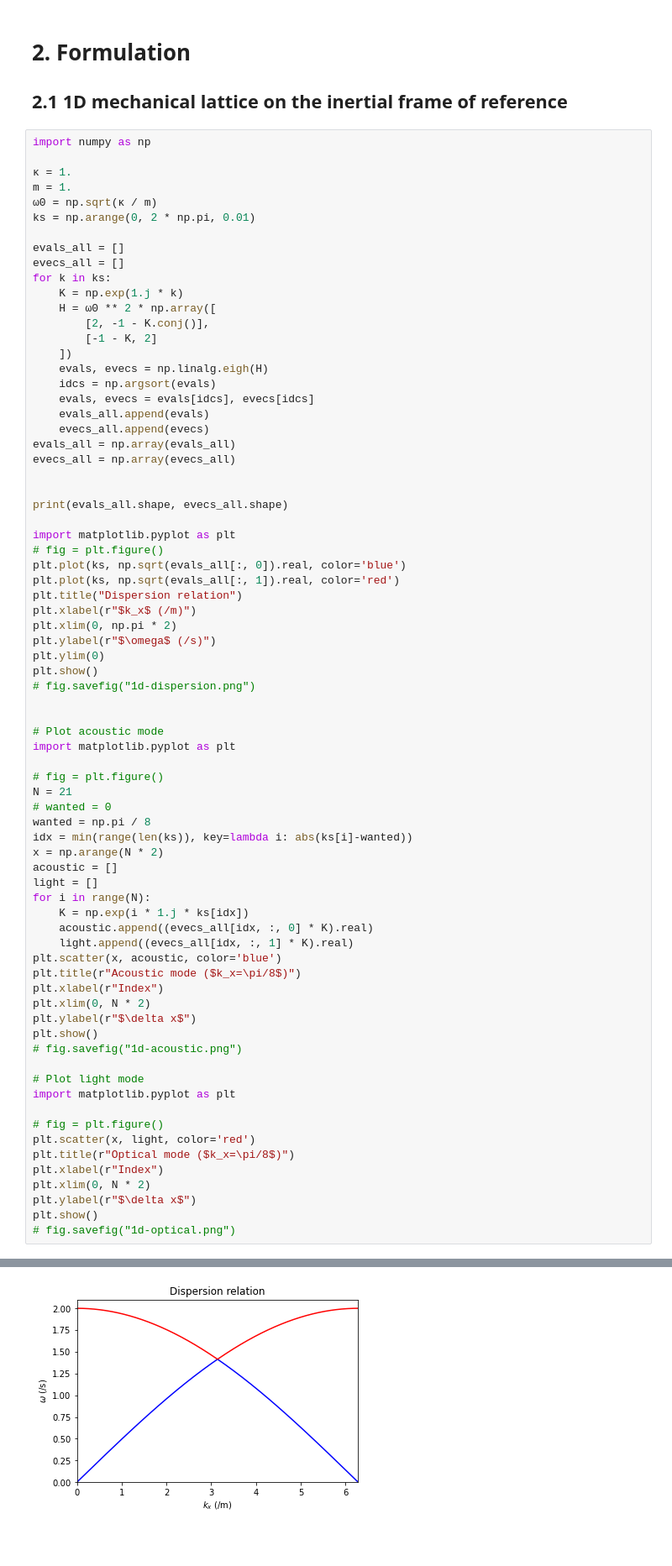
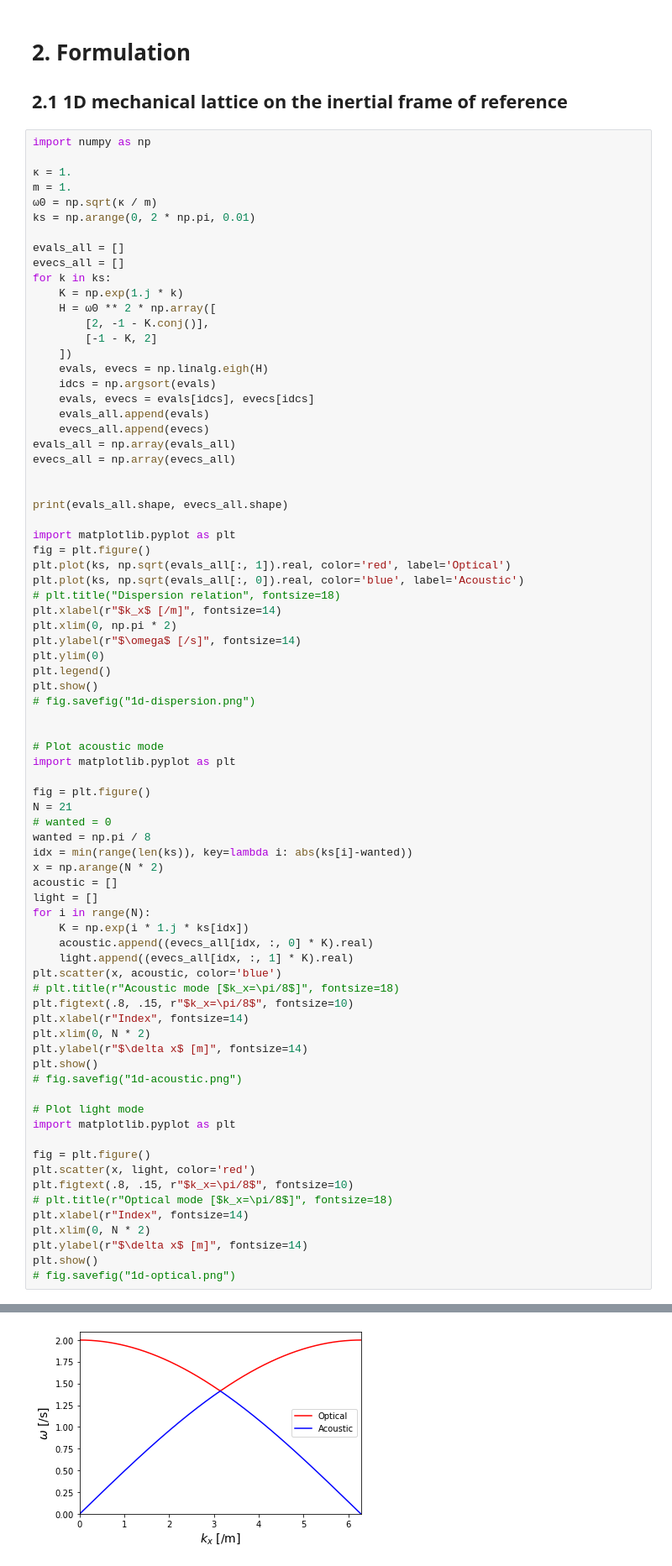
Before and after one commit to yoongun/topological-edge-modes-of-mechanical-lattice, a Jupyter notebook: 1d.ipynb, the cells around one changed output, grey strips where cells are left out. Shown: that part at 84% size. Cells and saved outputs as stored; diff of their text form; blank space fills up the shorter version.

```diff
--- a/1d.ipynb
+++ b/1d.ipynb
@@ -29,52 +29,55 @@ evecs_all = np.array(evecs_all)
 print(evals_all.shape, evecs_all.shape)
 
 import matplotlib.pyplot as plt
-# fig = plt.figure()
-plt.plot(ks, np.sqrt(evals_all[:, 0]).real, color='blue')
-plt.plot(ks, np.sqrt(evals_all[:, 1]).real, color='red')
-plt.title("Dispersion relation")
-plt.xlabel(r"$k_x$ (/m)")
+fig = plt.figure()
+plt.plot(ks, np.sqrt(evals_all[:, 1]).real, color='red', label='Optical')
+plt.plot(ks, np.sqrt(evals_all[:, 0]).real, color='blue', label='Acoustic')
+# plt.title("Dispersion relation", fontsize=18)
+plt.xlabel(r"$k_x$ [/m]", fontsize=14)
 plt.xlim(0, np.pi * 2)
-plt.ylabel(r"$\omega$ (/s)")
+plt.ylabel(r"$\omega$ [/s]", fontsize=14)
 plt.ylim(0)
+plt.legend()
 plt.show()
 # fig.savefig("1d-dispersion.png")
 
 
 # Plot acoustic mode
 import matplotlib.pyplot as plt
 
-# fig = plt.figure()
+fig = plt.figure()
 N = 21
 # wanted = 0
 wanted = np.pi / 8
 idx = min(range(len(ks)), key=lambda i: abs(ks[i]-wanted))
 x = np.arange(N * 2)
 acoustic = []
 light = []
 for i in range(N):
     K = np.exp(i * 1.j * ks[idx])
     acoustic.append((evecs_all[idx, :, 0] * K).real)
     light.append((evecs_all[idx, :, 1] * K).real)
 plt.scatter(x, acoustic, color='blue')
-plt.title(r"Acoustic mode ($k_x=\pi/8$)")
-plt.xlabel(r"Index")
+# plt.title(r"Acoustic mode [$k_x=\pi/8$]", fontsize=18)
+plt.figtext(.8, .15, r"$k_x=\pi/8$", fontsize=10)
+plt.xlabel(r"Index", fontsize=14)
 plt.xlim(0, N * 2)
-plt.ylabel(r"$\delta x$")
+plt.ylabel(r"$\delta x$ [m]", fontsize=14)
 plt.show()
 # fig.savefig("1d-acoustic.png")
 
 # Plot light mode
 import matplotlib.pyplot as plt
 
-# fig = plt.figure()
+fig = plt.figure()
 plt.scatter(x, light, color='red')
-plt.title(r"Optical mode ($k_x=\pi/8$)")
-plt.xlabel(r"Index")
+plt.figtext(.8, .15, r"$k_x=\pi/8$", fontsize=10)
+# plt.title(r"Optical mode [$k_x=\pi/8$]", fontsize=18)
+plt.xlabel(r"Index", fontsize=14)
 plt.xlim(0, N * 2)
-plt.ylabel(r"$\delta x$")
+plt.ylabel(r"$\delta x$ [m]", fontsize=14)
 plt.show()
 # fig.savefig("1d-optical.png")
 # %% [output]
 (629, 2) (629, 2, 2)
-[figure, old version]
+[figure, new version]
```
Also changed, not shown: parts of 6 cells of this notebook, 7 other files.
